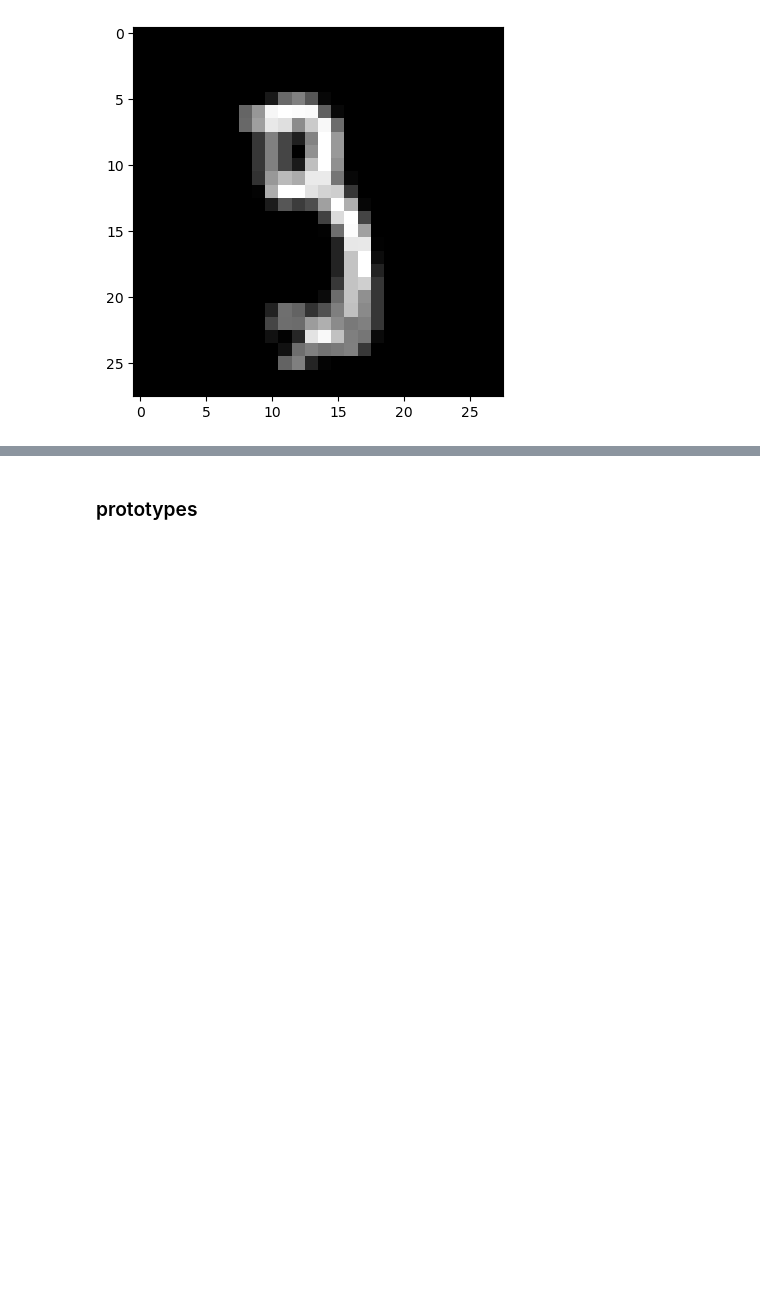
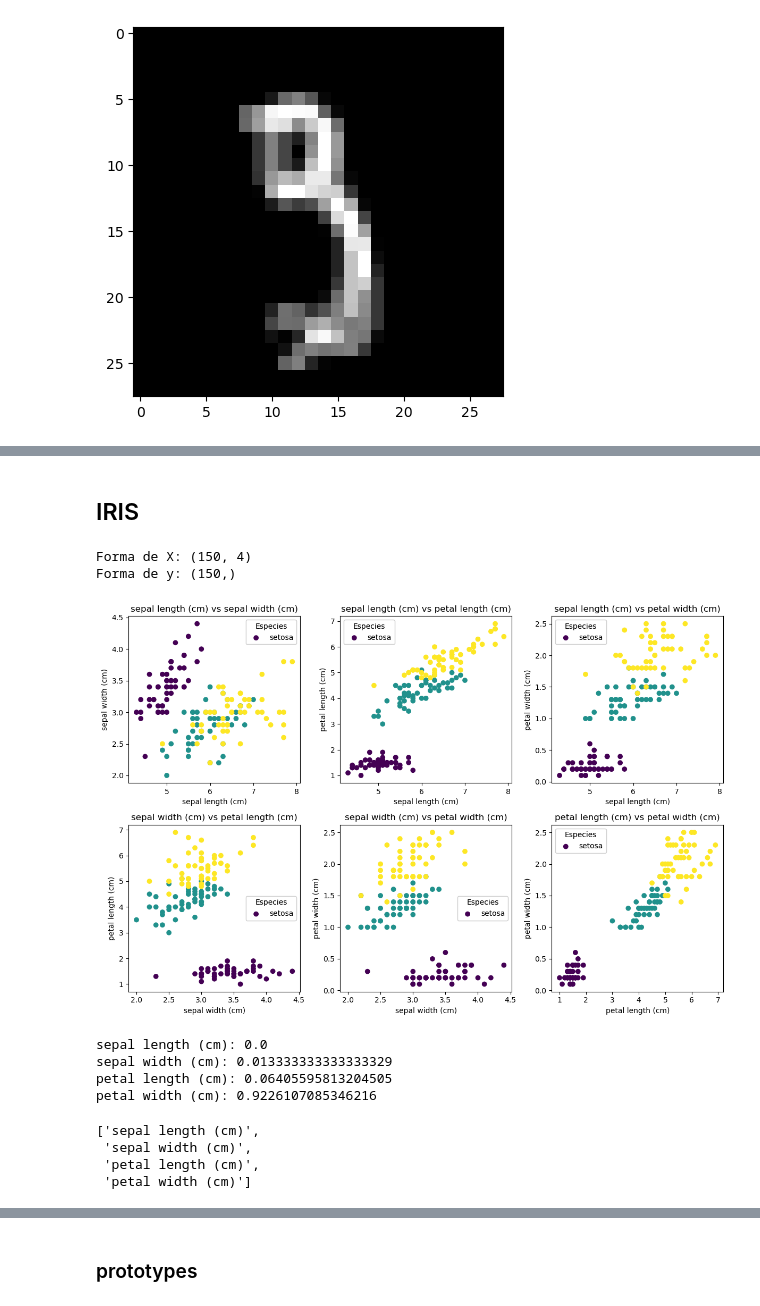
Before and after one commit to jsebastianquiroga/tesis_mapeo_distribucion, a Jupyter notebook: Final/prueba.ipynb, the cells around one changed output, grey strips where cells are left out. Cells and saved outputs as stored; diff of their text form; code cells hidden in the pictures; blank space fills up the shorter version.

Commit message:
Include Iris Dataset Frontier

```diff
--- a/Final/prueba.ipynb
+++ b/Final/prueba.ipynb
@@ -318,3 +316,5 @@ frontera.plot_muestra_2D( int(600/2),int(600/2+1) )
 frontera.plot_frontera_2D( int(600/2),int(600/2+1) )
 # %%
 frontera.plot_UMAP()
+# %% [markdown]
+## IRIS
@@ -320,0 +325,63 @@ frontera.plot_UMAP()
+# %%
+# Cargar el dataset de iris
+iris = load_iris()
+
+# Obtener las características (X) como una matriz NumPy
+X = iris.data
+
+# Obtener las etiquetas (y) como una matriz NumPy
+y = iris.target
+# %%
+# Imprimir las formas de las matrices
+print("Forma de X:", X.shape)
+print("Forma de y:", y.shape)
+# %% [output]
+Forma de X: (150, 4)
+Forma de y: (150,)
+# %%
+# Crear un diagrama de dispersión para cada par de características usando subplot
+fig, axes = plt.subplots(2, 3, figsize=(12, 8))
+
+# Índices de las características
+feature_indices = [(0, 1), (0, 2), (0, 3), (1, 2), (1, 3), (2, 3)]
+
+# Pintar los scatter plots en los subplots correspondientes
+for i, (x_index, y_index) in enumerate(feature_indices):
+    ax = axes[i // 3, i % 3]
+    ax.scatter(X[:, x_index], X[:, y_index], c=y, cmap='viridis')
+    ax.set_xlabel(iris.feature_names[x_index])
+    ax.set_ylabel(iris.feature_names[y_index])
+    ax.set_title(f"{iris.feature_names[x_index]} vs {iris.feature_names[y_index]}")
+    legend = ax.legend(iris.target_names, title="Especies")
+    ax.add_artist(legend)
+
+# Ajustar los espacios entre los subplots
+plt.tight_layout()
+
+# Mostrar los scatter plots
+plt.show()
+# %% [output]
+[figure, added]
+# %%
+# Entrenar un árbol de decisión
+clf = DecisionTreeClassifier()
+clf.fit(X, y)
+
+# Obtener la importancia de las características
+importance = clf.feature_importances_
+
+# Imprimir la importancia de las características
+for i, feature in enumerate(iris.feature_names):
+    print(f"{feature}: {importance[i]}")
+# %% [output]
+sepal length (cm): 0.0
+sepal width (cm): 0.013333333333333329
+petal length (cm): 0.06405595813204505
+petal width (cm): 0.9226107085346216
+# %%
+iris.feature_names
+# %% [output]
+['sepal length (cm)',
+ 'sepal width (cm)',
+ 'petal length (cm)',
+ 'petal width (cm)']
```
Also changed, not shown: parts of 4 cells of this notebook.
